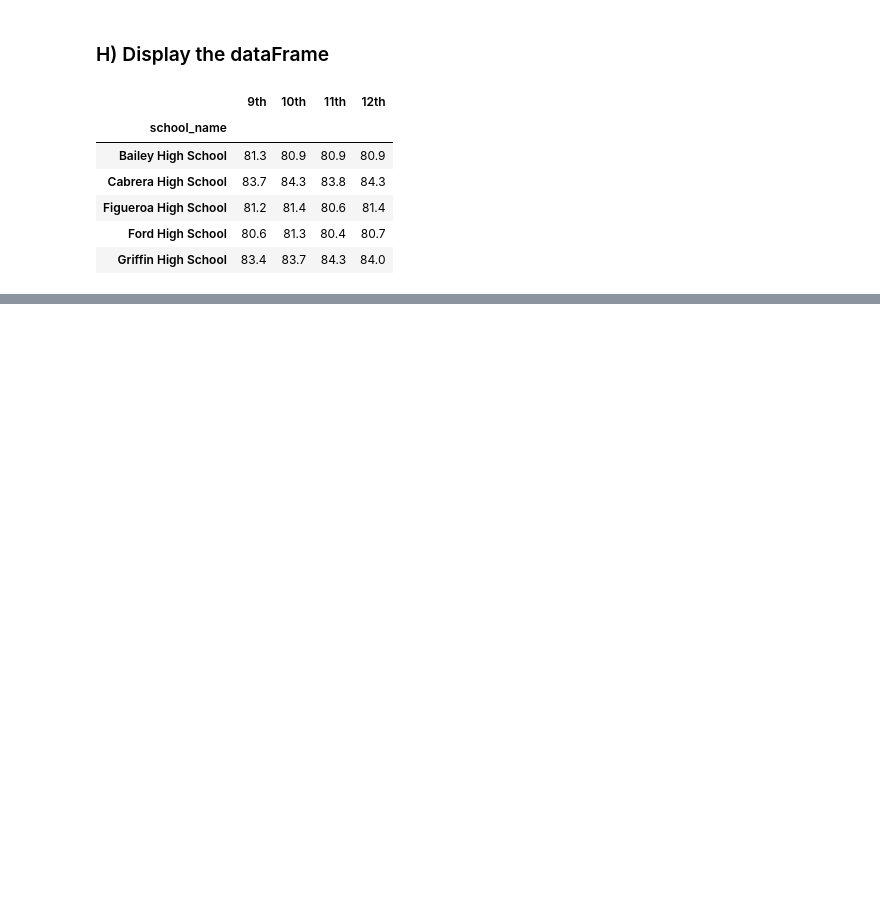
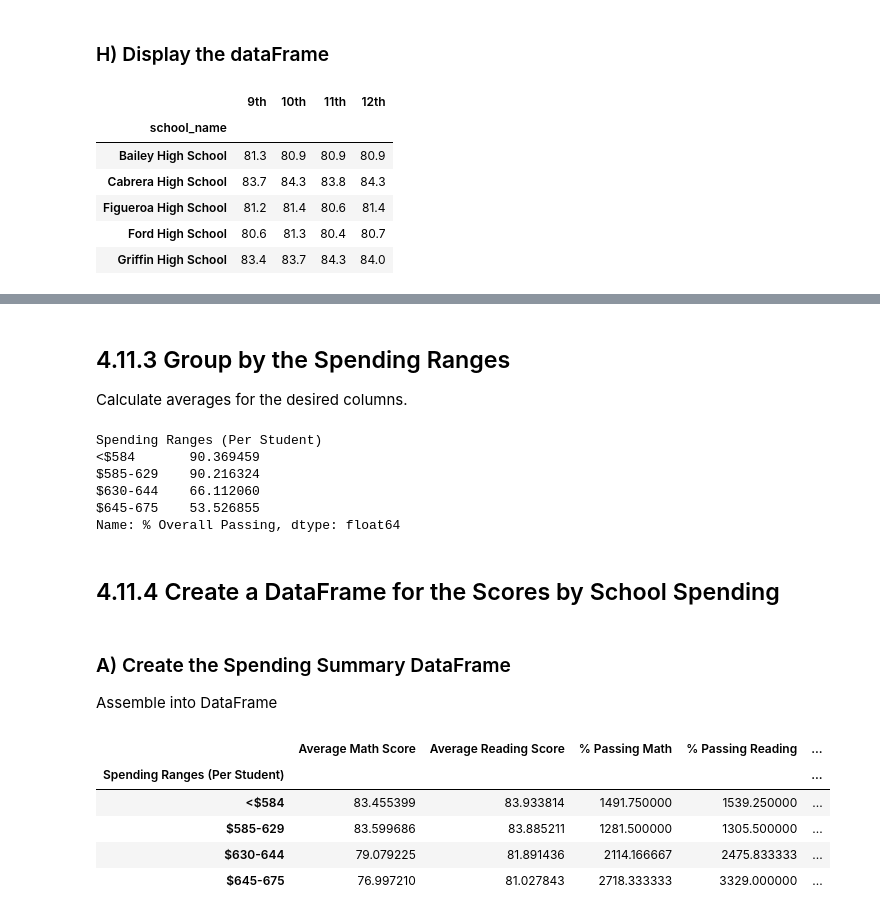
Before and after one commit to ewaszy/School_District_Analysis, a Jupyter notebook: PyCitySchools.ipynb, the cells around one changed output, grey strips where cells are left out. Drawn from its saved outputs; the diff is of its cells as text; code cells hidden in the pictures; blank space fills up the shorter version.

Commit message:
Scores by School Spending.

```diff
--- a/PyCitySchools.ipynb
+++ b/PyCitySchools.ipynb
@@ -1289,0 +1384,3 @@ reading_scores_by_grade.head()
+# %%
+spending_bins = [0, 585, 615, 645, 675]
+group_names = ["<$584", "$585-629", "$630-644", "$645-675"]
@@ -1289,0 +1399,3 @@ reading_scores_by_grade.head()
+# %%
+per_school_summary_df["Spending Ranges (Per Student)"] = pd.cut(per_school_capita, spending_bins, labels=group_names)
+per_school_summary_df.head()
@@ -1289,0 +1409,40 @@ reading_scores_by_grade.head()
+# %% [markdown]
+## 4.11.3 Group by the Spending Ranges
+Calculate averages for the desired columns.
+# %%
+spending_math_scores = per_school_summary_df.groupby(["Spending Ranges (Per Student)"]).mean()["Average Math Score"]
+spending_reading_scores = per_school_summary_df.groupby(["Spending Ranges (Per Student)"]).mean()["Average Reading Score"]
+
+spending_passing_math = per_school_summary_df.groupby(["Spending Ranges (Per Student)"]).mean()["% Passing Math"]
+spending_passing_reading = per_school_summary_df.groupby(["Spending Ranges (Per Student)"]).mean()["% Passing Reading"]
+
+overall_passing_spending = per_school_summary_df.groupby(["Spending Ranges (Per Student)"]).mean()["% Overall Passing"]
+
+overall_passing_spending
+# %% [output]
+Spending Ranges (Per Student)
+<$584       90.369459
+$585-629    90.216324
+$630-644    66.112060
+$645-675    53.526855
+Name: % Overall Passing, dtype: float64
+# %% [markdown]
+## 4.11.4 Create a DataFrame for the Scores by School Spending
+# %% [markdown]
+### A) Create the Spending Summary DataFrame
+Assemble into DataFrame
+# %%
+spending_summary_df = pd.DataFrame({
+          "Average Math Score" : spending_math_scores,
+          "Average Reading Score": spending_reading_scores,
+          "% Passing Math": spending_passing_math,
+          "% Passing Reading": spending_passing_reading,
+          "% Overall Passing": overall_passing_spending})
+spending_summary_df
+# %% [output]
+|  | Average Math Score | Average Reading Score | % Passing Math | % Passing Reading | ... |
+| Spending Ranges (Per Student) |  |  |  |  | ... |
+| <$584 | 83.455399 | 83.933814 | 1491.750000 | 1539.250000 | ... |
+| $585-629 | 83.599686 | 83.885211 | 1281.500000 | 1305.500000 | ... |
+| $630-644 | 79.079225 | 81.891436 | 2114.166667 | 2475.833333 | ... |
+| $645-675 | 76.997210 | 81.027843 | 2718.333333 | 3329.000000 | ... |
```
Also changed, not shown: parts of 10 cells of this notebook.
